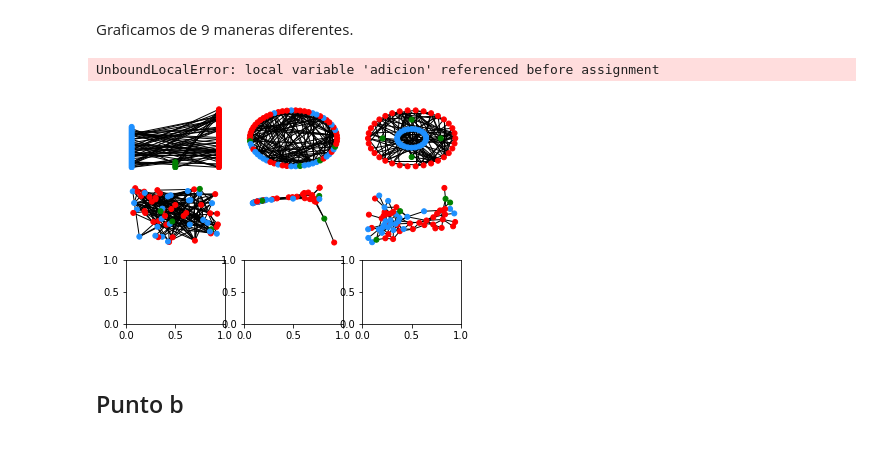
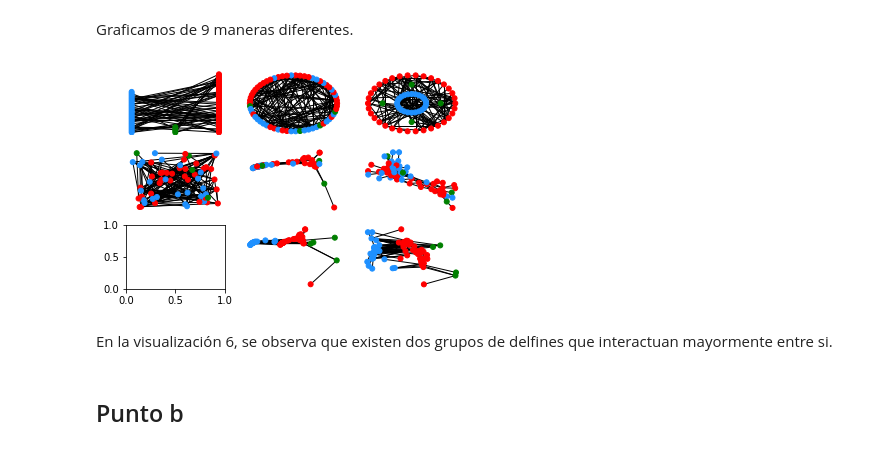
Before and after one commit to GRGab/Urdimbres-Sofisticadas, a Jupyter notebook: Trabajo_computacional_1.ipynb, the cells around one changed output. Cells and saved outputs as stored; diff of their text form; code cells hidden in the pictures.

```diff
--- a/Trabajo_computacional_1.ipynb
+++ b/Trabajo_computacional_1.ipynb
@@ -595,43 +596,52 @@ axes = axes.flatten()
 ns = 25 # Node size
 # Posicionamiento multipartito (es engañoso: no se ven los links homofílicos)
 multipartite_pos = position_multipartito(dolph, ['f', 'NA', 'm'], 'gender')
 nx.draw(dolph, ax = axes[0], node_size = ns, node_color=colores,
         pos=multipartite_pos)
 # Posicionamiento en un círculo
 nx.draw_circular(dolph, ax = axes[1], node_size = ns, node_color=colores)
 # Posicionamiento en círculos concéntricos
 shell_pos = nx.drawing.layout.shell_layout(dolph, particiones)
 nx.draw(dolph, ax = axes[2], node_size = ns, node_color=colores,
         pos=shell_pos)
 # Posicionamiento al azar
 nx.draw_random(dolph, ax = axes[3], node_size = ns, node_color=colores)
 # Posicionamiento espectral
 nx.draw_spectral(dolph, ax = axes[4],
                  node_size = ns, node_color=colores)
+
 # Posicionamiento por resortes
 nx.draw_spring(dolph, ax = axes[5],
                  node_size = ns, with_labels=False, node_color=colores)
-# Posicionamiento multipartito al azar. Posiciono al azar y
-# luego desplazo lateralmente según género
-multi_random_pos = position_multipartito_random(dolph,
-                                                ['f', 'm', 'NA'], 'gender')
-nx.draw(dolph, ax = axes[6], node_size = ns, node_color=colores,
-        pos=multi_random_pos)
+
+#Mati:Hay problemas para visualizar esta red, pero no veo que pasa.
+
+## Posicionamiento multipartito al azar. Posiciono al azar y
+## luego desplazo lateralmente según género
+#multi_random_pos = position_multipartito_random(dolph,
+#                                                ['f', 'm', 'NA'], 'gender')
+#nx.draw(dolph, ax = axes[6], node_size = ns, node_color=colores,
+#        pos=multi_random_pos)
+
+
 # Posicionamiento multipartito espectral. Posiciono por espectro y
 # luego desplazo lateralmente según género
-multi_spectral_pos = position_multipartito_spectral(dolph, ['f', 'm', 'NA'],
-                                                    'gender', dhorizontal=0.5)
+multi_spectral_pos = position_multipartito_spectral(dolph,
+                                                    ['f', 'm', 'NA'], 'gender', dhorizontal=0.5)
 nx.draw(dolph, ax = axes[7], node_size = ns, node_color=colores,
         pos=multi_spectral_pos)
+
+
 # Posicionamiento multipartito por resortes. Posiciono por resortes y
 # luego desplazo lateralmente según género
 multi_spring_pos = position_multipartito_spring(dolph, ['f', 'm', 'NA'],
                                                 'gender', dhorizontal=2)
 nx.draw(dolph, ax = axes[8], node_size = ns, node_color=colores,
         pos=multi_spring_pos)
 # %% [output]
-UnboundLocalError: local variable 'adicion' referenced before assignment
-[figure, old version]
+[figure, new version]
+# %% [markdown]
+En la visualización 6, se observa que existen dos grupos de delfines que interactuan mayormente entre si.
 # %% [markdown]
 ## Punto b
 # %% [markdown]
```
Also changed, not shown: parts of 14 cells of this notebook.
